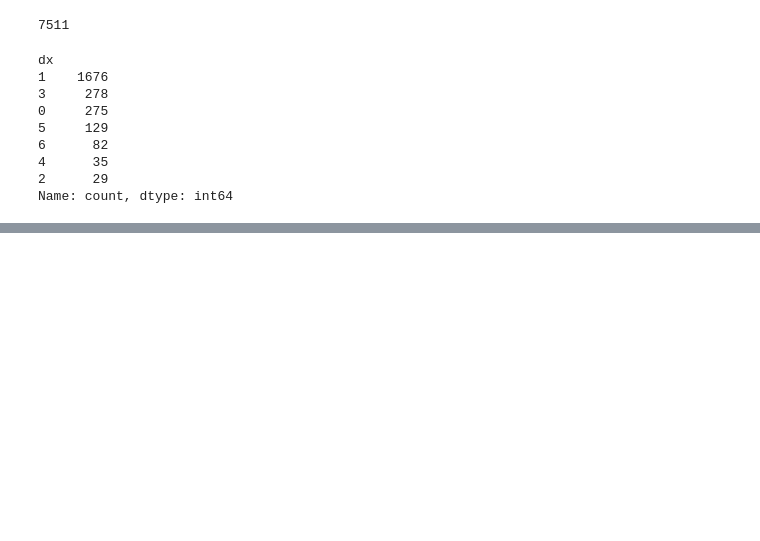
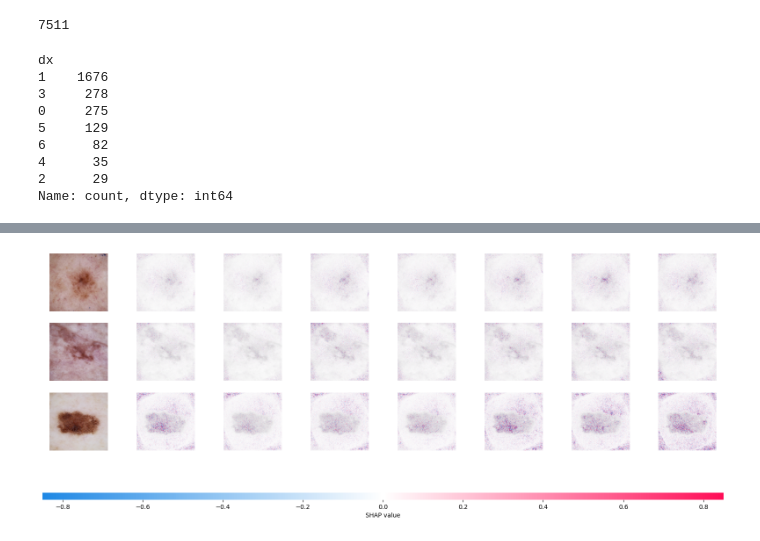
Before and after one commit to hvbridi/HAM10000-CNN, a Jupyter notebook: view_data.ipynb, the cells around one changed output, grey strips where cells are left out. Saved outputs shown, nothing was run; the diff lists cells and outputs as text; code cells hidden in the pictures; blank space fills up the shorter version.

Commit message:
added shap and handling image upload on backend

```diff
--- a/view_data.ipynb
+++ b/view_data.ipynb
@@ -253,0 +275,52 @@ Error:
+# %%
+train_images, _ = next(iter(train_dataloader))
+train_images = train_images.to(device)
+# %%
+explainer = shap.GradientExplainer(model,train_images)
+# %%
+test_images, _ = next(iter(test_dataloader))
+test_images = test_images.to(device)
+# %%
+images_to_explain = test_images[:3]
+shap_values = explainer.shap_values(images_to_explain)
+# %%
+import numpy as np
+import shap
+
+# 1. Denormalize your original images (This is working perfectly!)
+test_numpy = images_to_explain.cpu().numpy().transpose(0, 2, 3, 1)
+mean = np.array([0.485, 0.456, 0.406])
+std = np.array([0.229, 0.224, 0.225])
+test_numpy_denorm = np.clip((test_numpy * std) + mean, 0, 1)
+
+# 2. Fix the 4-Column Bug by explicitly targeting your 7 classes
+if not isinstance(shap_values, list):
+    sv = shap_values.cpu().numpy() if hasattr(shap_values, 'cpu') else np.array(shap_values)
+
+    if sv.ndim == 5:
+        # If shape is [Batch, Channels, Height, Width, Classes] -> (3, 3, 224, 224, 7)
+        if sv.shape[-1] == 7:
+            # Move Classes (axis 4) to front, Channels (axis 1) to back
+            sv = np.transpose(sv, (4, 0, 2, 3, 1))
+
+        # Or if shape is [Batch, Classes, Channels, Height, Width] -> (3, 7, 3, 224, 224)
+        elif sv.shape[1] == 7:
+            # Move Classes (axis 1) to front, Channels (axis 2) to back
+            sv = np.transpose(sv, (1, 0, 3, 4, 2))
+
+    # Because '7' is now the first dimension, this perfectly creates a list of 7 classes
+    shap_numpy = [s for s in sv]
+
+else:
+    # Fallback if SHAP returned a list directly
+    shap_numpy = []
+    for s in shap_values:
+        s = s.cpu().numpy() if hasattr(s, 'cpu') else s
+        if s.ndim == 4 and s.shape[1] == 3:
+            s = np.transpose(s, (0, 2, 3, 1))
+        shap_numpy.append(s)
+
+# 3. Plot the final explanations
+shap.image_plot(shap_numpy, test_numpy_denorm)
+# %% [output]
+[figure, added]
```
Also changed, not shown: parts of 4 cells of this notebook, 2 other files.
